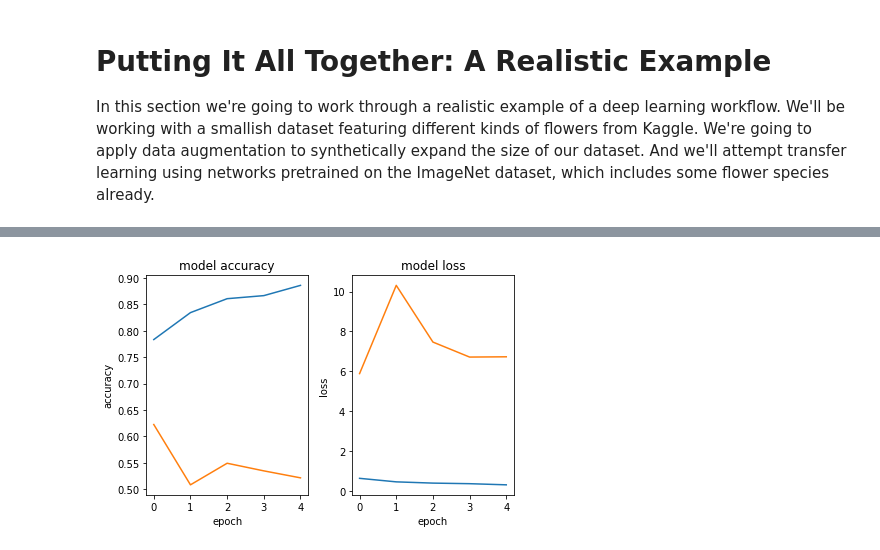
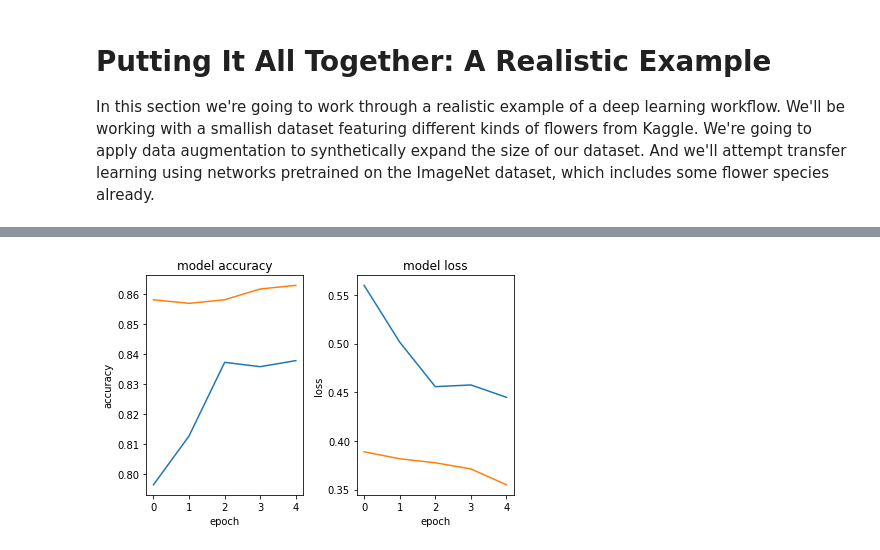
Before and after one commit to Tebs-Lab/intro-to-deep-learning, a Jupyter notebook: 04-convolutional-neural-networks/04-a-realistic-CNN-pipeline.ipynb, the cells around one changed output, grey strips where cells are left out. Cells and saved outputs as stored; diff of their text form; code cells hidden in the pictures.

```diff
--- a/04-convolutional-neural-networks/04-a-realistic-CNN-pipeline.ipynb
+++ b/04-convolutional-neural-networks/04-a-realistic-CNN-pipeline.ipynb
@@ -231,7 +234,7 @@ for layer in base_model.layers:
 
 # Go for it!
 model.compile(optimizer='adam', loss='categorical_crossentropy', metrics=['accuracy'])
-history = model.fit_generator(train_generator.flow(x_train, y_train, batch_size=batch_size),
+history = model.fit(train_generator.flow(x_train, y_train, batch_size=batch_size),
                     steps_per_epoch=len(x_train) // batch_size,
                     epochs=num_epochs,
                     validation_data=validation_generator.flow(x_validation, y_validation),
@@ -269,7 +265,8 @@ for layer in model.layers[134:]:
     layer.trainable = True
 
 # Recompile to ensure the layers get set to trainable
-model.compile(optimizer='adam', loss='categorical_crossentropy', metrics=['accuracy'])
+# Based on previous experiments with fine-tuning, lets use an extra slow learning rate and SGD.
+model.compile(optimizer=SGD(learning_rate=0.001), loss='categorical_crossentropy', metrics=['accuracy'])
 history = model.fit_generator(train_generator.flow(x_train, y_train, batch_size=batch_size),
                     steps_per_epoch=len(x_train) // batch_size,
                     epochs=num_epochs,
@@ -301 +292 @@ Epoch 5/5
-[figure, old version]
+[figure, new version]
```
Also changed, not shown: parts of 11 cells of this notebook.
